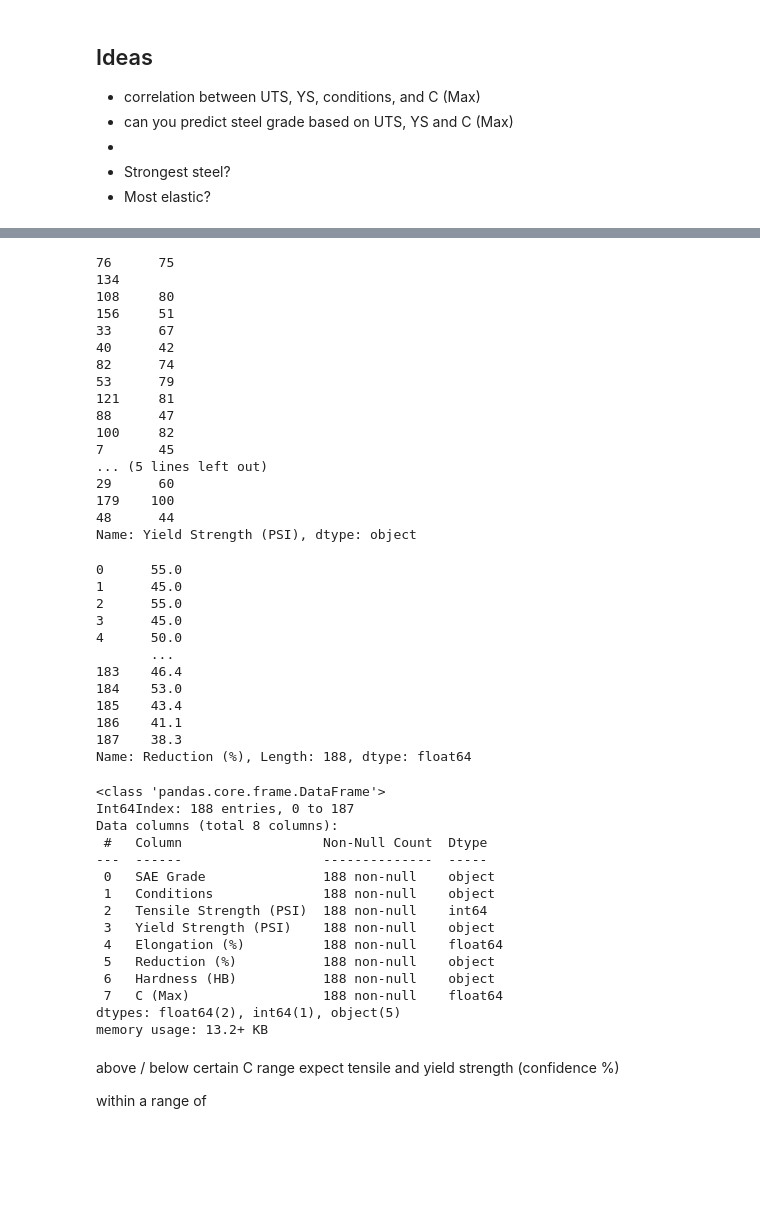
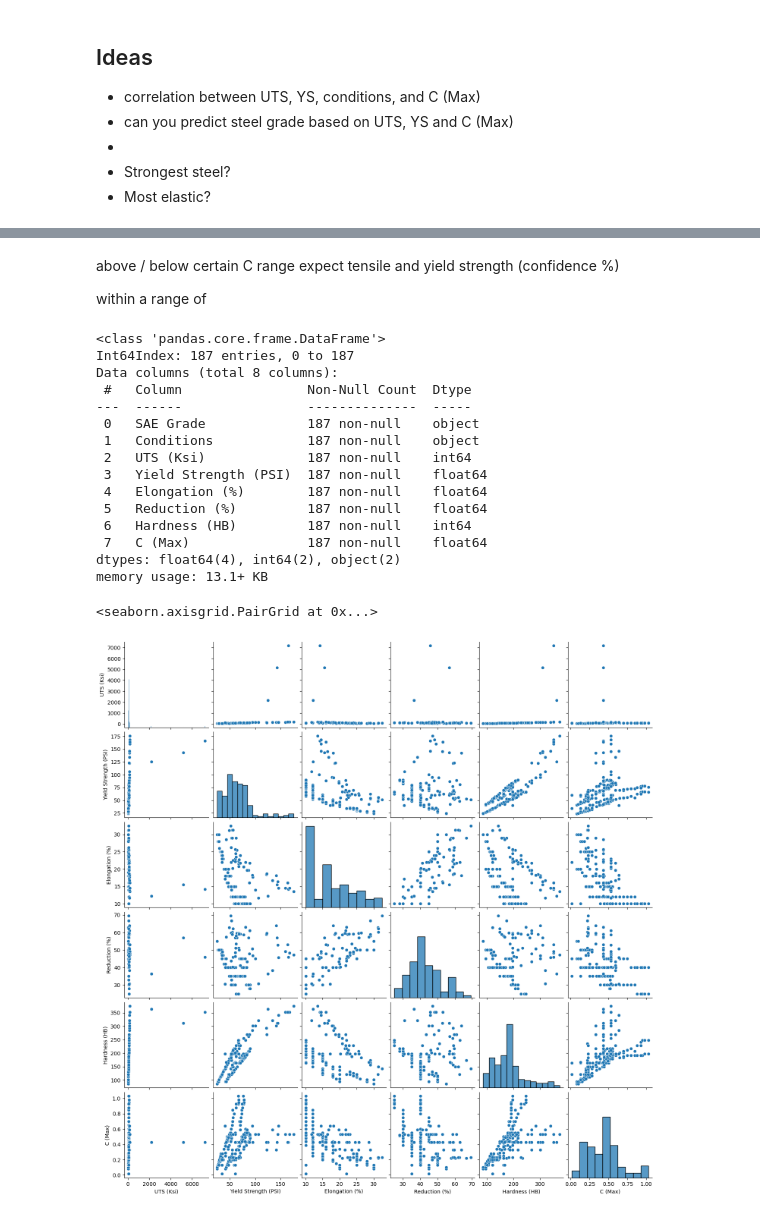
Before and after one commit to nbaggio28/steel-properties-project, a Jupyter notebook: notebooks/steel-properties.ipynb, the cells around one changed output, grey strips where cells are left out. Drawn from its saved outputs; the diff is of its cells as text; code cells hidden in the pictures; blank space fills up the shorter version.

```diff
--- a/notebooks/steel-properties.ipynb
+++ b/notebooks/steel-properties.ipynb
@@ -103,7 +103,7 @@ steel_df_sorted = steel_df.drop(
         "Ti (Max)", "Mn (Min)",
         "Mn (Max)", "UTS (MPa)",
         "YS (MPa)"
-        })
+        }, index={134})
 # %%
 sns.pairplot(steel_df_sorted)
 # %% [output]
@@ -115,61 +112,36 @@ ValueError: invalid literal for int() with base 10: '24.5'
 # %%
-steel_df_sorted["Yield Strength (PSI)"].sample(20)
-# .astype('float64')
+steel_df_sorted["Yield Strength (PSI)"] = steel_df_sorted["Yield Strength (PSI)"].astype('float64')
-# %% [output]
-76      75
-134
-108     80
-156     51
-33      67
-40      42
-82      74
-53      79
-121     81
-88      47
-100     82
-7       45
-... (5 lines left out)
-29      60
-179    100
-48      44
-Name: Yield Strength (PSI), dtype: object
 # %%
 steel_df_sorted = steel_df_sorted.drop(index={188,189})
 # .value_counts(ascending=False)
 # %%
-steel_df_sorted["Reduction (%)"].str.replace(",",".").astype("float64")
+steel_df_sorted["Reduction (%)"] = steel_df_sorted["Reduction (%)"].str.replace(",",".").astype("float64")
-# %% [output]
-0      55.0
-1      45.0
-2      55.0
-3      45.0
-4      50.0
-       ...
-183    46.4
-184    53.0
-185    43.4
-186    41.1
-187    38.3
-Name: Reduction (%), Length: 188, dtype: float64
+# %% [markdown]
+above / below certain C range expect tensile and yield strength (confidence %)
+
+within a range of
+# %%
+steel_df_sorted["Hardness (HB)"] = steel_df_sorted["Hardness (HB)"].astype("int64")
 # %%
 steel_df_sorted.info()
 # %% [output]
 <class 'pandas.core.frame.DataFrame'>
-Int64Index: 188 entries, 0 to 187
+Int64Index: 187 entries, 0 to 187
 Data columns (total 8 columns):
- #   Column                  Non-Null Count  Dtype
----  ------                  --------------  -----
- 0   SAE Grade               188 non-null    object
- 1   Conditions              188 non-null    object
- 2   Tensile Strength (PSI)  188 non-null    int64
- 3   Yield Strength (PSI)    188 non-null    object
- 4   Elongation (%)          188 non-null    float64
- 5   Reduction (%)           188 non-null    object
- 6   Hardness (HB)           188 non-null    object
- 7   C (Max)                 188 non-null    float64
-dtypes: float64(2), int64(1), object(5)
-memory usage: 13.2+ KB
+ #   Column                Non-Null Count  Dtype
+---  ------                --------------  -----
+ 0   SAE Grade             187 non-null    object
+ 1   Conditions            187 non-null    object
+ 2   UTS (Ksi)             187 non-null    int64
+ 3   Yield Strength (PSI)  187 non-null    float64
+ 4   Elongation (%)        187 non-null    float64
+ 5   Reduction (%)         187 non-null    float64
+ 6   Hardness (HB)         187 non-null    int64
+ 7   C (Max)               187 non-null    float64
+dtypes: float64(4), int64(2), object(2)
+memory usage: 13.1+ KB
-# %% [markdown]
-above / below certain C range expect tensile and yield strength (confidence %)
-
-within a range of
+# %%
+sns.pairplot(steel_df_sorted)
+# %% [output]
+<seaborn.axisgrid.PairGrid at 0x...>
+[figure, added]
```
Also changed, not shown: parts of 3 cells of this notebook, 1 other file.
